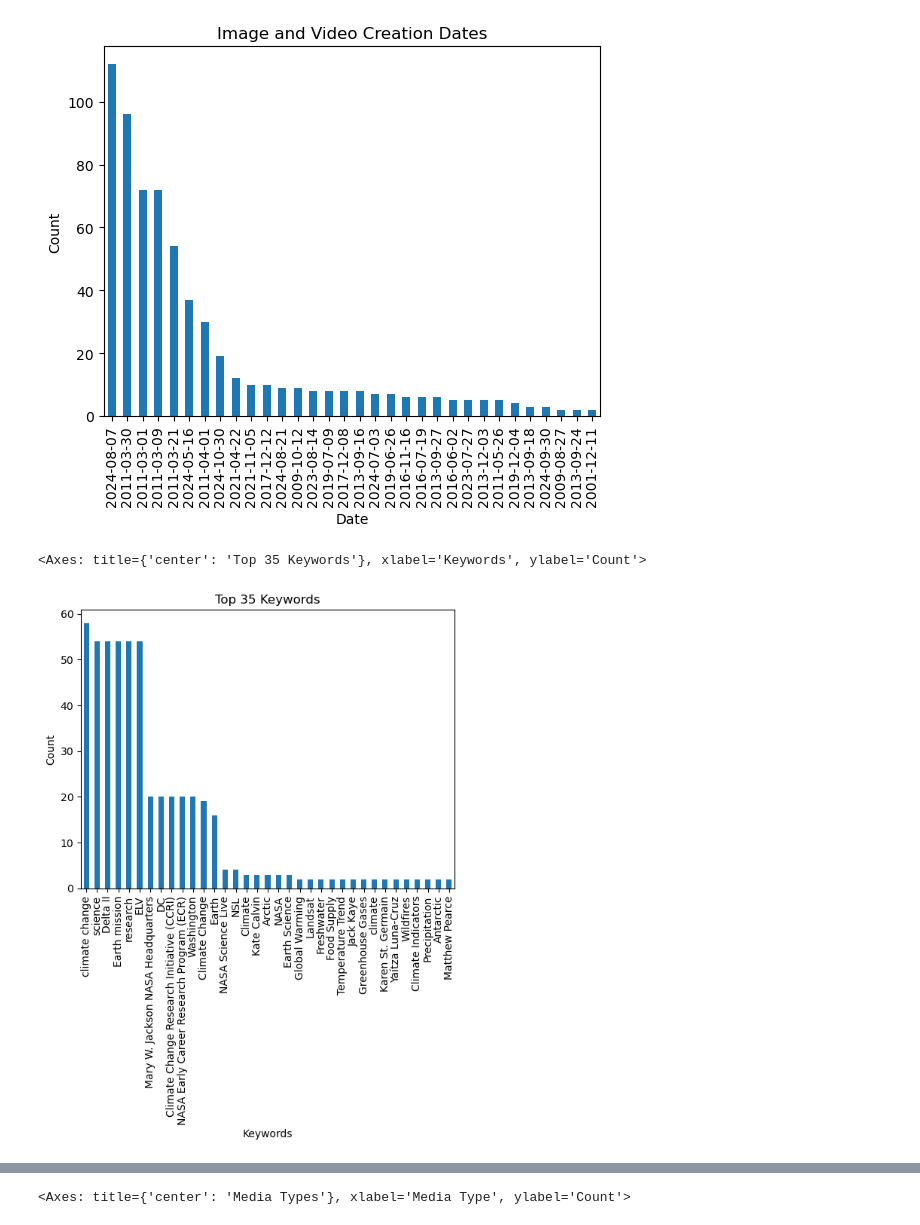
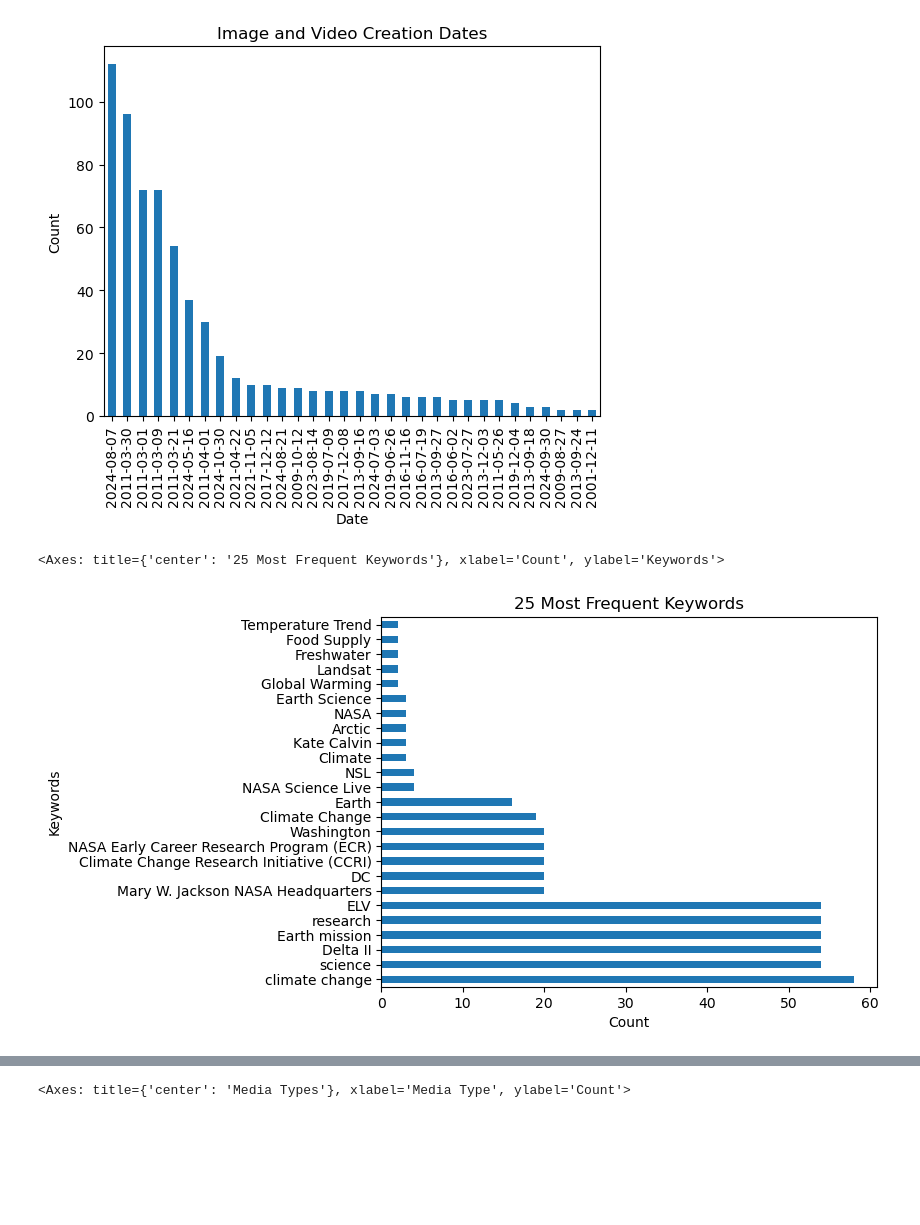
Before and after one commit to ibobadil/nasa-image-descriptions, a Jupyter notebook: charts_final.ipynb, the cells around one changed output, grey strips where cells are left out. Drawn from its saved outputs; the diff is of its cells as text; code cells hidden in the pictures; blank space fills up the shorter version.

```diff
--- a/charts_final.ipynb
+++ b/charts_final.ipynb
@@ -9,8 +9,8 @@ data.value_counts('date_created').plot(kind = 'bar', xlabel = 'Date', ylabel = '
 <Axes: title={'center': 'Image and Video Creation Dates'}, xlabel='Date', ylabel='Count'>
 [figure]
 # %%
-data.value_counts('keywords').nlargest(35).plot(kind = 'bar', xlabel = 'Keywords', ylabel = 'Count', title = 'Top 35 Keywords')
+data.value_counts('keywords').nlargest(25).plot(kind = 'barh', xlabel = 'Count', ylabel = 'Keywords', title = '25 Most Frequent Keywords')
 # %% [output]
-<Axes: title={'center': 'Top 35 Keywords'}, xlabel='Keywords', ylabel='Count'>
+<Axes: title={'center': '25 Most Frequent Keywords'}, xlabel='Count', ylabel='Keywords'>
-[figure, old version]
+[figure, new version]
 # %%
```
Also changed, not shown: parts of 1 cell of this notebook.
